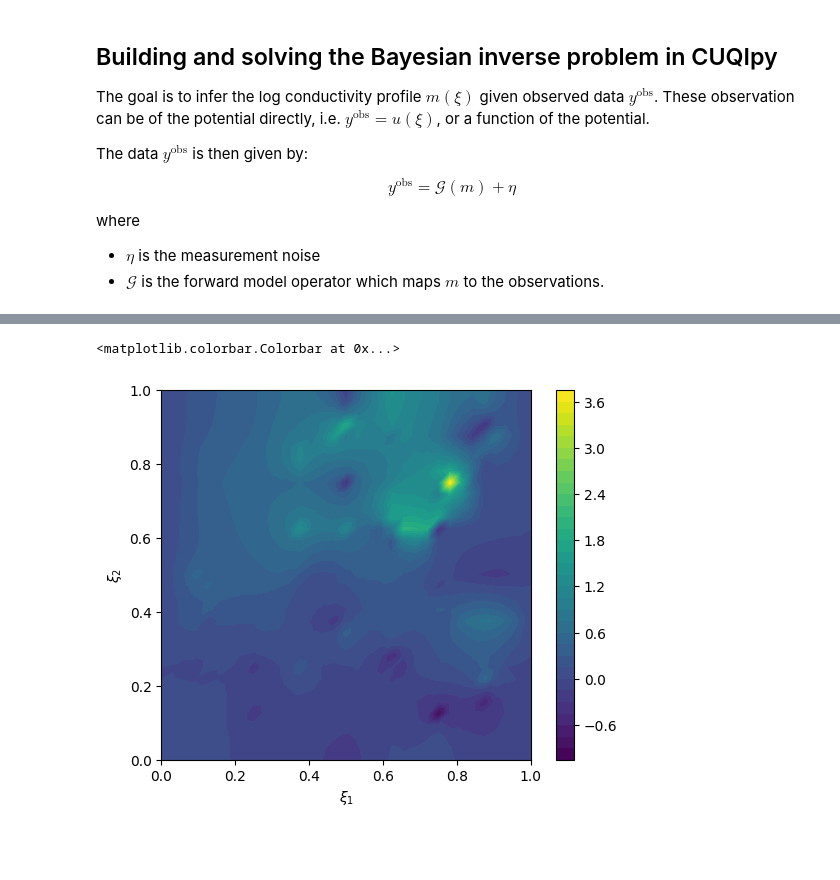
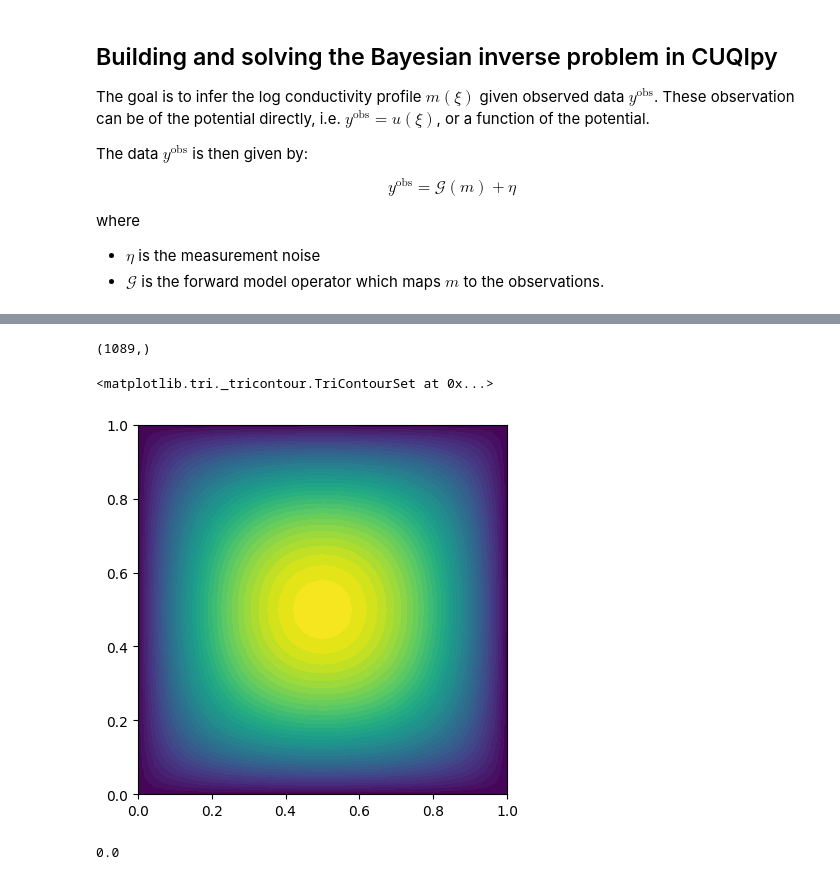
Before and after one commit to CUQI-DTU/CUQIpy-Benchmarks, a Jupyter notebook: sandbox/wolfgang.ipynb, the cells around one changed output, grey strips where cells are left out. Drawn from its saved outputs; the diff is of its cells as text; code cells hidden in the pictures; blank space fills up the shorter version.

```diff
--- a/sandbox/wolfgang.ipynb
+++ b/sandbox/wolfgang.ipynb
@@ -305,7 +322,7 @@ prior_samples.plot()
 # %%
 np.random.seed(1)
-exact_solution = x.sample()
-
-# plot exact solution
-im = exact_solution.plot()
-plt.colorbar(im[0])
+theta0 = np.loadtxt("/Users/naoki/Desktop/CUQIpy_project/CUQIpy-Benchmarks/sandbox/wolfgang/theta.0.txt")
+exact_solution = theta0
+# # plot exact solution
+# im = exact_solution.plot()
+# plt.colorbar(im[0])
@@ -316,11 +330,23 @@ plt.colorbar(im[0])
 exact_data = cuqi_model(exact_solution)
 
 # plot exact data
-im = range_geometry.plot(exact_data)
-plt.colorbar(im[0])
+# im = range_geometry.plot(exact_data)
+# plt.colorbar(im[0])
-# %% [output]
-<matplotlib.colorbar.Colorbar at 0x...>
-[figure, removed]
+# %%
+exact_data.shape
+# %% [output]
+(1089,)
+# %%
+sol = dl.Function(solution_function_space)
+sol.vector()[:] = exact_data
+dl.plot(sol)
+# %% [output]
+<matplotlib.tri._tricontour.TriContourSet at 0x...>
+[figure, added]
+# %%
+sol([0,0])
+# %% [output]
+0.0
 # %%
 y = Gaussian(mean=cuqi_model(x), cov=1, geometry=range_geometry)
 y
```
Also changed, not shown: parts of 12 cells of this notebook.
